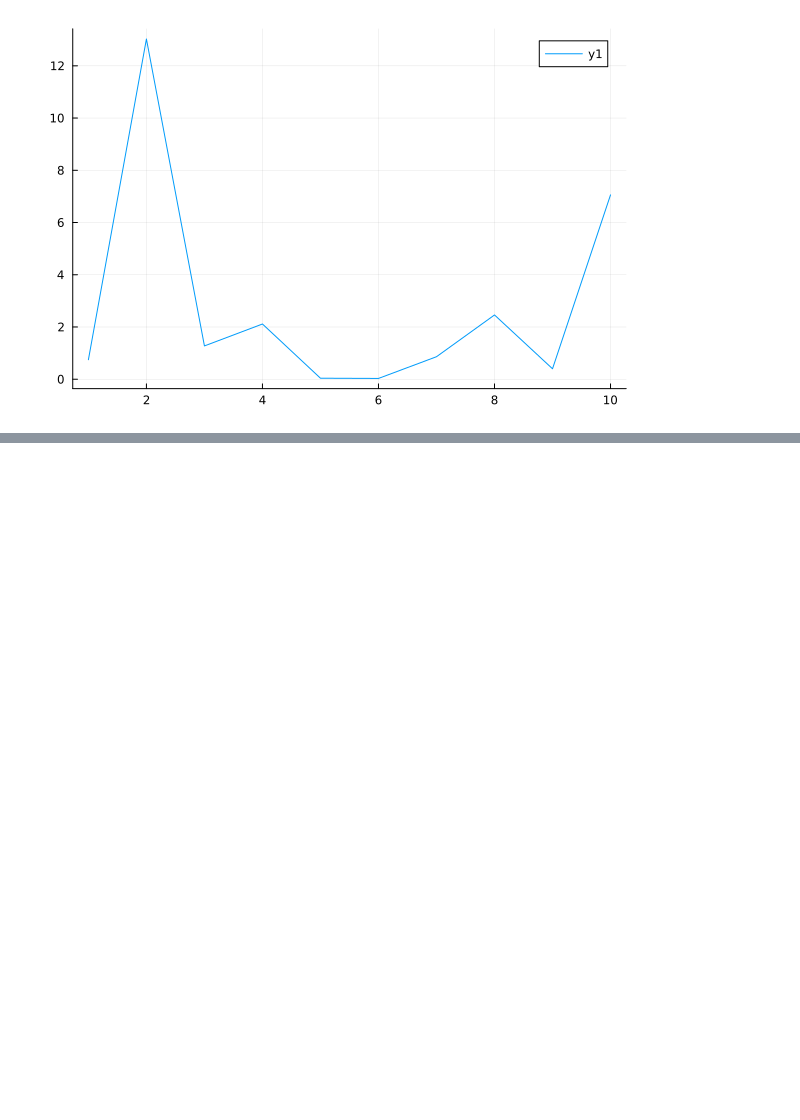
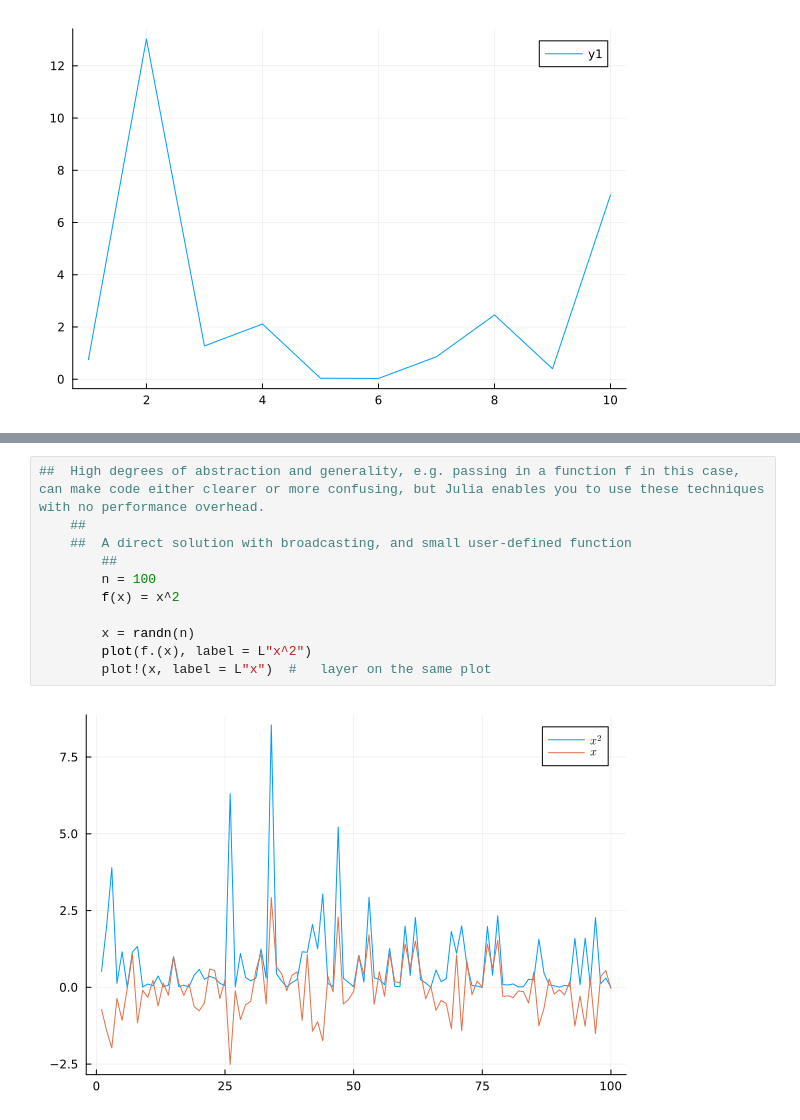
Before and after one commit to BraddWForster/Julia-Sample, a Jupyter notebook: Untitled.ipynb, the cells around one changed output, grey strips where cells are left out. Saved outputs shown, nothing was run; the diff lists cells and outputs as text; blank space fills up the shorter version.

```diff
--- a/Untitled.ipynb
+++ b/Untitled.ipynb
@@ -83,0 +143,13 @@ true
+# %%
+##  High degrees of abstraction and generality, e.g. passing in a function f in this case, can make code either clearer or more confusing, but Julia enables you to use these techniques with no performance overhead.
+    ##
+    ##  A direct solution with broadcasting, and small user-defined function
+        ##
+        n = 100
+        f(x) = x^2
+
+        x = randn(n)
+        plot(f.(x), label = L"x^2")
+        plot!(x, label = L"x")  #   layer on the same plot
+# %% [output]
+[figure, added]
```
Also changed, not shown: parts of 4 cells of this notebook.
